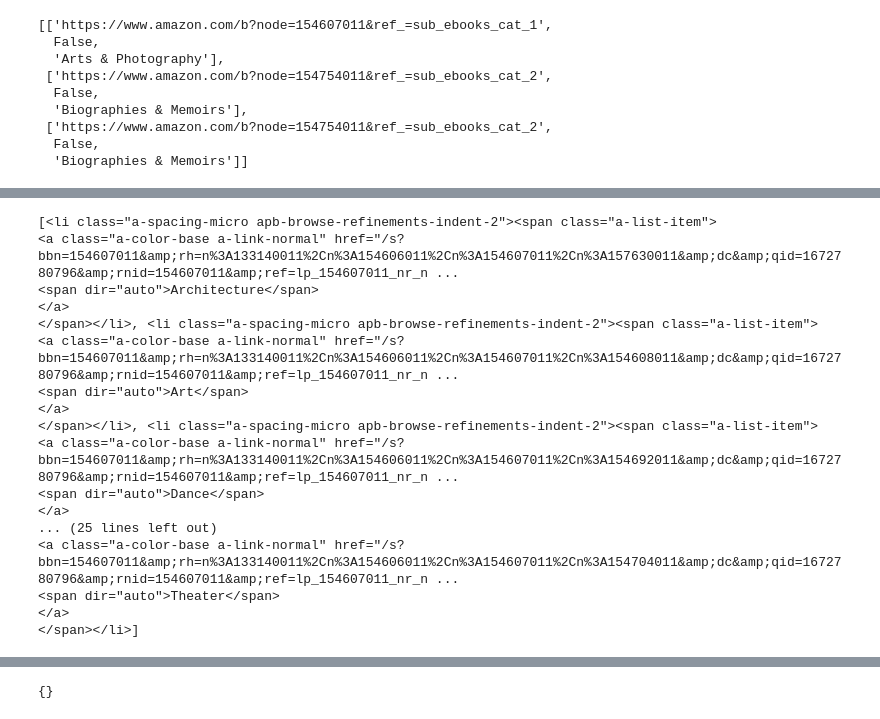
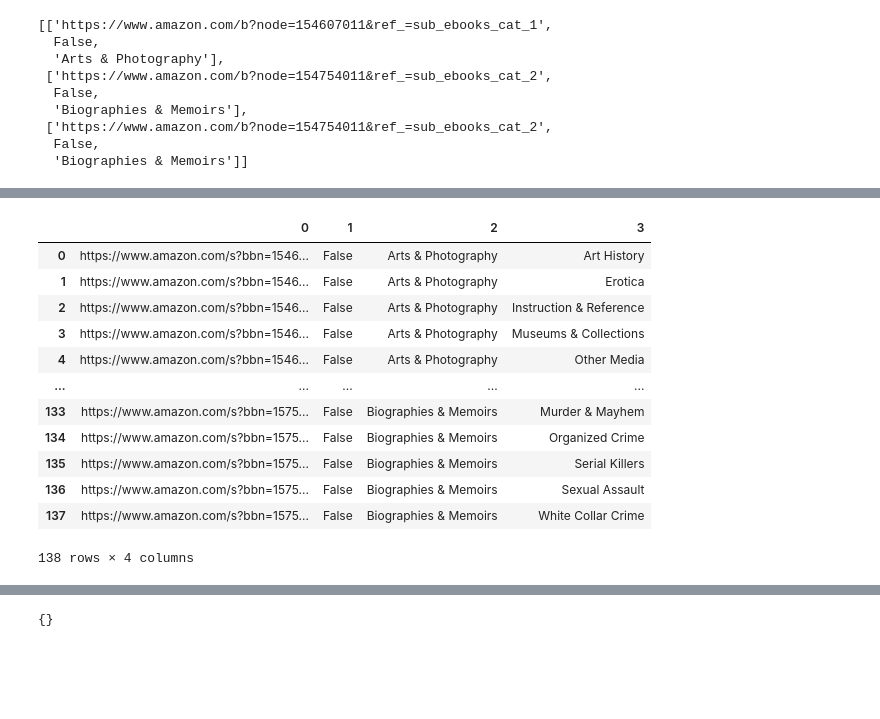
Before and after one commit to thomasgassin/kindle-scrapper, a Jupyter notebook: notebooks/NoteBook-version2.ipynb, the cells around one changed output, grey strips where cells are left out. Saved outputs shown, nothing was run; the diff lists cells and outputs as text; code cells hidden in the pictures; blank space fills up the shorter version.

```diff
--- a/notebooks/NoteBook-version2.ipynb
+++ b/notebooks/NoteBook-version2.ipynb
@@ -101,28 +102,28 @@ def descendrecategories(listing_des_pages):
     DRIVER_PATH_chromedriver = str(Path('../chromedriver').resolve())
     browser = webdriver.Chrome(executable_path= DRIVER_PATH_chromedriver)
     nouvelle_liste=[] # on initie une liste vide
-    for a in listing_des_pages: # on derule le liste de liste et on égrenne une liste
-        if a[1]== False:
-            nouvelle_liste = nouvelle_liste+ [a[1]]
+    for a in listing_des_pages: # on deroule la liste composée de liste qui décrive une catégorie
+        if a[1]==True: #si l'élément est vrai, c'est une catégorie finale, on la reprend telle qu'elle est
+            nouvelle_liste = nouvelle_liste + [a]
+        else : #si non , il faut ne pas reprendre a mais toute les sous-catégorie de a
             browser.get(a[0])
             browser.get(a[0])
             html_page_listing = browser.page_source # permet de prendre le code html de la page
             soup = BeautifulSoup(html_page_listing , 'lxml') # créer la soupe avec le parser lxml
-            categories = soup.find_all('li'  , class_ = 'a-spacing-micro s-navigation-indent-2')
+            categories = soup.find_all('li'  , class_ = 'a-spacing-micro apb-browse-refinements-indent-2')
             listing_categories={} #on créé un dictionnaire vide
-            if categories==0:
+            if categories==0: #cas rare, finalement la catégorie est une catégorie finale
                 print("pas de categories sur cette page")
-                #None
+                b = a
+                b[1] = True
+                nouvelle_liste = nouvelle_liste + [b]
+                None
             else:
                 for categorie in categories : # on va balayer toutes les catégories trouvées sur cette page
                     categor = categorie.span.text.strip() # via la fonction strip on récupère le nom de la catégories
                     lien = 'https://www.amazon.com'+ categorie.a.get('href') # on recréé le lien
                     listing_categories[categor] = lien # le dictionnaire est incrémenté
-                    nouvelle_liste = nouvelle_liste + [lien,False,a[2],categor]
-                    print("on est ici")#on va
-        else:
-            print("b")
-            nouvelle_liste = nouvelle_liste+[a]
-    return nouvelle_liste
+                    nouvelle_liste = nouvelle_liste + [[lien,False,a[2],categor]]
+    return( nouvelle_liste )
 
-descendrecategories(liste_categories)
+liste_des_livres= descendrecategories(liste_categories)
@@ -162,20 +129,0 @@ def trouve_sous_categorie(liste_cat_a_tester):
-# %%
-print(categories)
-# %% [output]
-[<li class="a-spacing-micro apb-browse-refinements-indent-2"><span class="a-list-item">
-<a class="a-color-base a-link-normal" href="/s?bbn=154607011&amp;rh=n%3A133140011%2Cn%3A154606011%2Cn%3A154607011%2Cn%3A157630011&amp;dc&amp;qid=1672780796&amp;rnid=154607011&amp;ref=lp_154607011_nr_n ...
-<span dir="auto">Architecture</span>
-</a>
-</span></li>, <li class="a-spacing-micro apb-browse-refinements-indent-2"><span class="a-list-item">
-<a class="a-color-base a-link-normal" href="/s?bbn=154607011&amp;rh=n%3A133140011%2Cn%3A154606011%2Cn%3A154607011%2Cn%3A154608011&amp;dc&amp;qid=1672780796&amp;rnid=154607011&amp;ref=lp_154607011_nr_n ...
-<span dir="auto">Art</span>
-</a>
-</span></li>, <li class="a-spacing-micro apb-browse-refinements-indent-2"><span class="a-list-item">
-<a class="a-color-base a-link-normal" href="/s?bbn=154607011&amp;rh=n%3A133140011%2Cn%3A154606011%2Cn%3A154607011%2Cn%3A154692011&amp;dc&amp;qid=1672780796&amp;rnid=154607011&amp;ref=lp_154607011_nr_n ...
-<span dir="auto">Dance</span>
-</a>
-... (25 lines left out)
-<a class="a-color-base a-link-normal" href="/s?bbn=154607011&amp;rh=n%3A133140011%2Cn%3A154606011%2Cn%3A154607011%2Cn%3A154704011&amp;dc&amp;qid=1672780796&amp;rnid=154607011&amp;ref=lp_154607011_nr_n ...
-<span dir="auto">Theater</span>
-</a>
-</span></li>]
@@ -190,0 +130,18 @@ index_livres_scrappes = ['cat 1', 'cat 2', 'cat 3', 'cat 4', 'cat 5','cat final'
+# %%
+descente2 = descendrecategories(liste_des_livres)
+# %%
+data=  pd.DataFrame(descente2)
+# %% [output]
+|  | 0 | 1 | 2 | 3 |
+| 0 | https://www.amazon.com/s?bbn=1546... | False | Arts & Photography | Art History |
+| 1 | https://www.amazon.com/s?bbn=1546... | False | Arts & Photography | Erotica |
+| 2 | https://www.amazon.com/s?bbn=1546... | False | Arts & Photography | Instruction & Reference |
+| 3 | https://www.amazon.com/s?bbn=1546... | False | Arts & Photography | Museums & Collections |
+| 4 | https://www.amazon.com/s?bbn=1546... | False | Arts & Photography | Other Media |
+| ... | ... | ... | ... | ... |
+| 133 | https://www.amazon.com/s?bbn=1575... | False | Biographies & Memoirs | Murder & Mayhem |
+| 134 | https://www.amazon.com/s?bbn=1575... | False | Biographies & Memoirs | Organized Crime |
+| 135 | https://www.amazon.com/s?bbn=1575... | False | Biographies & Memoirs | Serial Killers |
+| 136 | https://www.amazon.com/s?bbn=1575... | False | Biographies & Memoirs | Sexual Assault |
+| 137 | https://www.amazon.com/s?bbn=1575... | False | Biographies & Memoirs | White Collar Crime |
+138 rows × 4 columns
```
Also changed, not shown: parts of 12 cells of this notebook.
